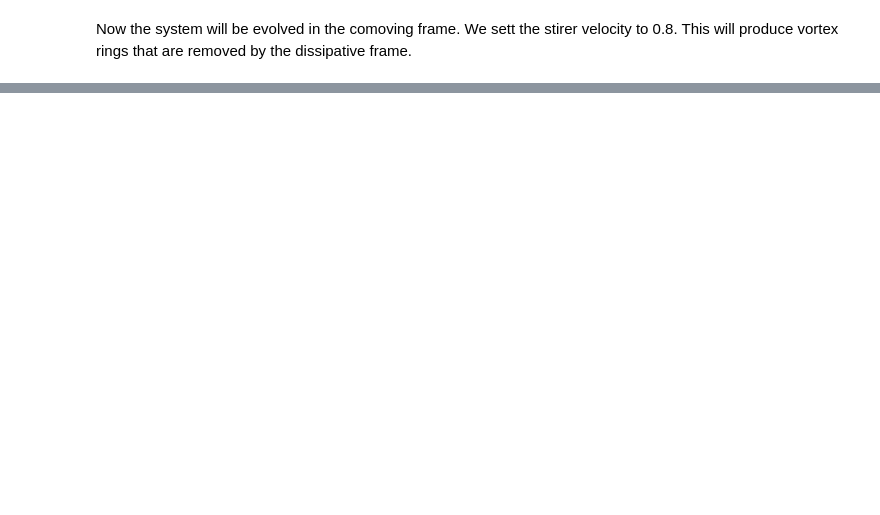
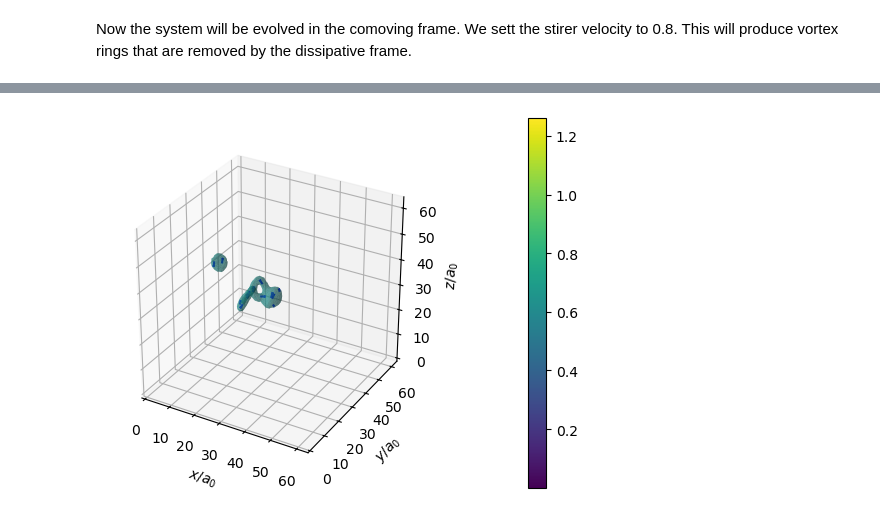
Before and after one commit to vidarsko/ComFiT, a Jupyter notebook: tutorial/bose_einstein_condensate_3D_comoving_frame.ipynb, the cells around one changed output, grey strips where cells are left out. Cells and saved outputs as stored; diff of their text form; code cells hidden in the pictures; blank space fills up the shorter version.

```diff
--- a/tutorial/bose_einstein_condensate_3D_comoving_frame.ipynb
+++ b/tutorial/bose_einstein_condensate_3D_comoving_frame.ipynb
@@ -49,0 +80,21 @@ plt.show()
+# %%
+## add noise to break symmetry
+bec.psi += (0.01*np.random.randn(bec.xRes,bec.yRes,bec.zRes)+ 0.01*np.random.randn(bec.xRes,bec.yRes,bec.zRes)*(1j))*np.abs(bec.psi)**2
+bec.psi_f = np.fft.fftn(bec.psi)
+vel_x = 0.8
+
+t_max = 300
+
+timesteps = int(t_max/bec.dt)
+
+
+bec.evolve_comoving_dGPE(timesteps,vel_x,method='ETD4RK')
+
+
+nodes =  bec.calc_vortex_nodes()
+
+fig,ax=bec.plot_field(np.abs(bec.psi)**2,cmap_symmetric=False)
+bec.plot_vortex_nodes(nodes,ax)
+plt.show()
+# %% [output]
+[figure, added]
```
Also changed, not shown: parts of 3 cells of this notebook, 1 other file.
